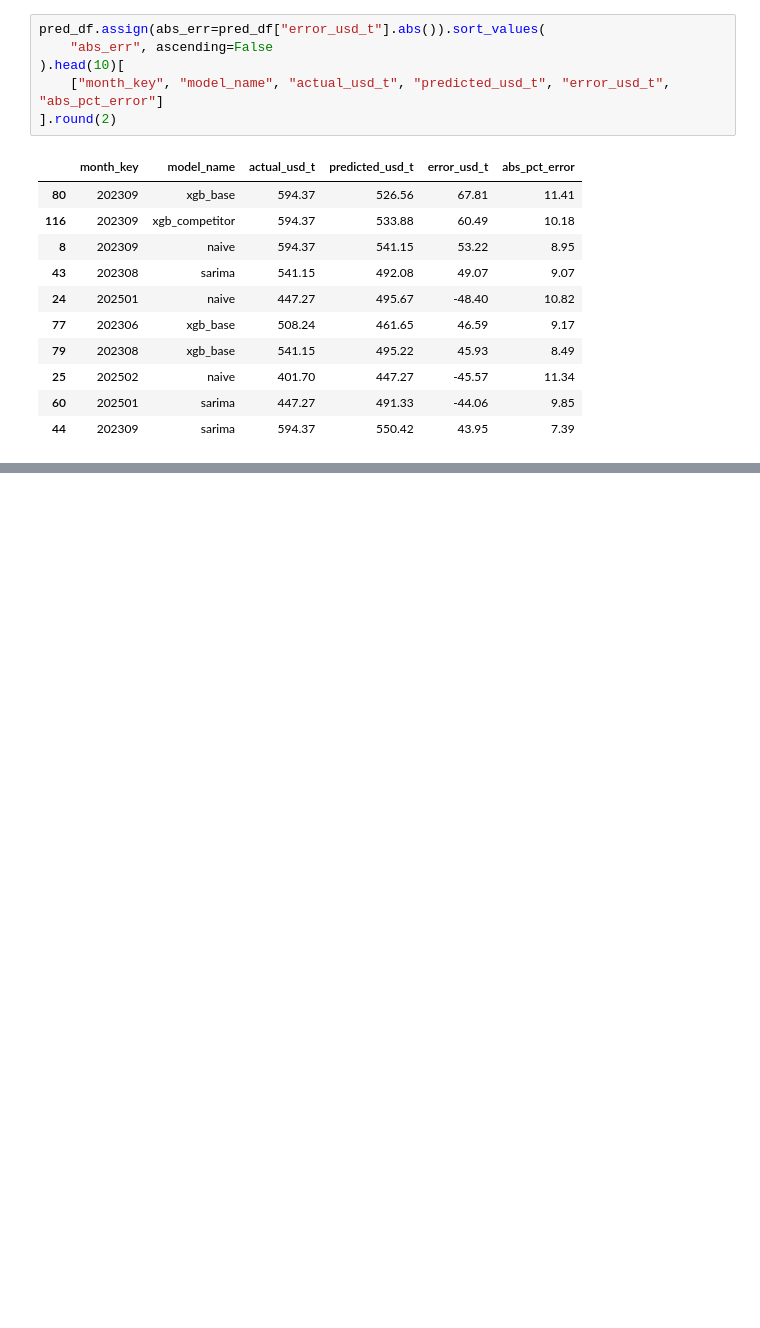
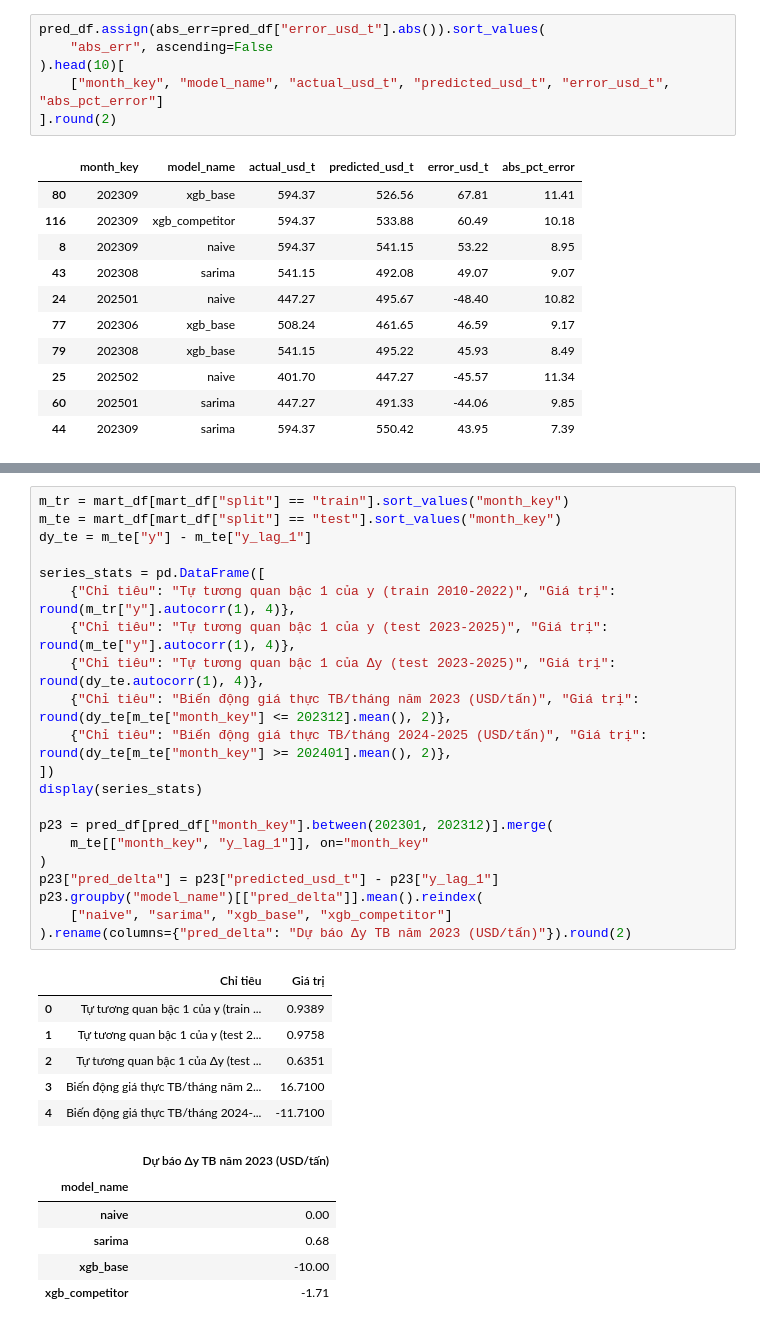
Before and after one commit to ngochai62325-maker/TLCN, a Jupyter notebook: notebooks/forecasting/01_forecast_summary.ipynb, the cells around one changed output, grey strips where cells are left out. Cells and saved outputs as stored; diff of their text form; blank space fills up the shorter version.

```diff
--- a/notebooks/forecasting/01_forecast_summary.ipynb
+++ b/notebooks/forecasting/01_forecast_summary.ipynb
@@ -176,0 +227,34 @@ pred_df.assign(abs_err=pred_df["error_usd_t"].abs()).sort_values(
+# %%
+m_tr = mart_df[mart_df["split"] == "train"].sort_values("month_key")
+m_te = mart_df[mart_df["split"] == "test"].sort_values("month_key")
+dy_te = m_te["y"] - m_te["y_lag_1"]
+
+series_stats = pd.DataFrame([
+    {"Chỉ tiêu": "Tự tương quan bậc 1 của y (train 2010-2022)", "Giá trị": round(m_tr["y"].autocorr(1), 4)},
+    {"Chỉ tiêu": "Tự tương quan bậc 1 của y (test 2023-2025)", "Giá trị": round(m_te["y"].autocorr(1), 4)},
+    {"Chỉ tiêu": "Tự tương quan bậc 1 của Δy (test 2023-2025)", "Giá trị": round(dy_te.autocorr(1), 4)},
+    {"Chỉ tiêu": "Biến động giá thực TB/tháng năm 2023 (USD/tấn)", "Giá trị": round(dy_te[m_te["month_key"] <= 202312].mean(), 2)},
+    {"Chỉ tiêu": "Biến động giá thực TB/tháng 2024-2025 (USD/tấn)", "Giá trị": round(dy_te[m_te["month_key"] >= 202401].mean(), 2)},
+])
+display(series_stats)
+
+p23 = pred_df[pred_df["month_key"].between(202301, 202312)].merge(
+    m_te[["month_key", "y_lag_1"]], on="month_key"
+)
+p23["pred_delta"] = p23["predicted_usd_t"] - p23["y_lag_1"]
+p23.groupby("model_name")[["pred_delta"]].mean().reindex(
+    ["naive", "sarima", "xgb_base", "xgb_competitor"]
+).rename(columns={"pred_delta": "Dự báo Δy TB năm 2023 (USD/tấn)"}).round(2)
+# %% [output]
+|  | Chỉ tiêu | Giá trị |
+| 0 | Tự tương quan bậc 1 của y (train ... | 0.9389 |
+| 1 | Tự tương quan bậc 1 của y (test 2... | 0.9758 |
+| 2 | Tự tương quan bậc 1 của Δy (test ... | 0.6351 |
+| 3 | Biến động giá thực TB/tháng năm 2... | 16.7100 |
+| 4 | Biến động giá thực TB/tháng 2024-... | -11.7100 |
+|  | Dự báo Δy TB năm 2023 (USD/tấn) |
+| model_name |  |
+| naive | 0.00 |
+| sarima | 0.68 |
+| xgb_base | -10.00 |
+| xgb_competitor | -1.71 |
```
Also changed, not shown: parts of 23 cells of this notebook, 6 other files.
